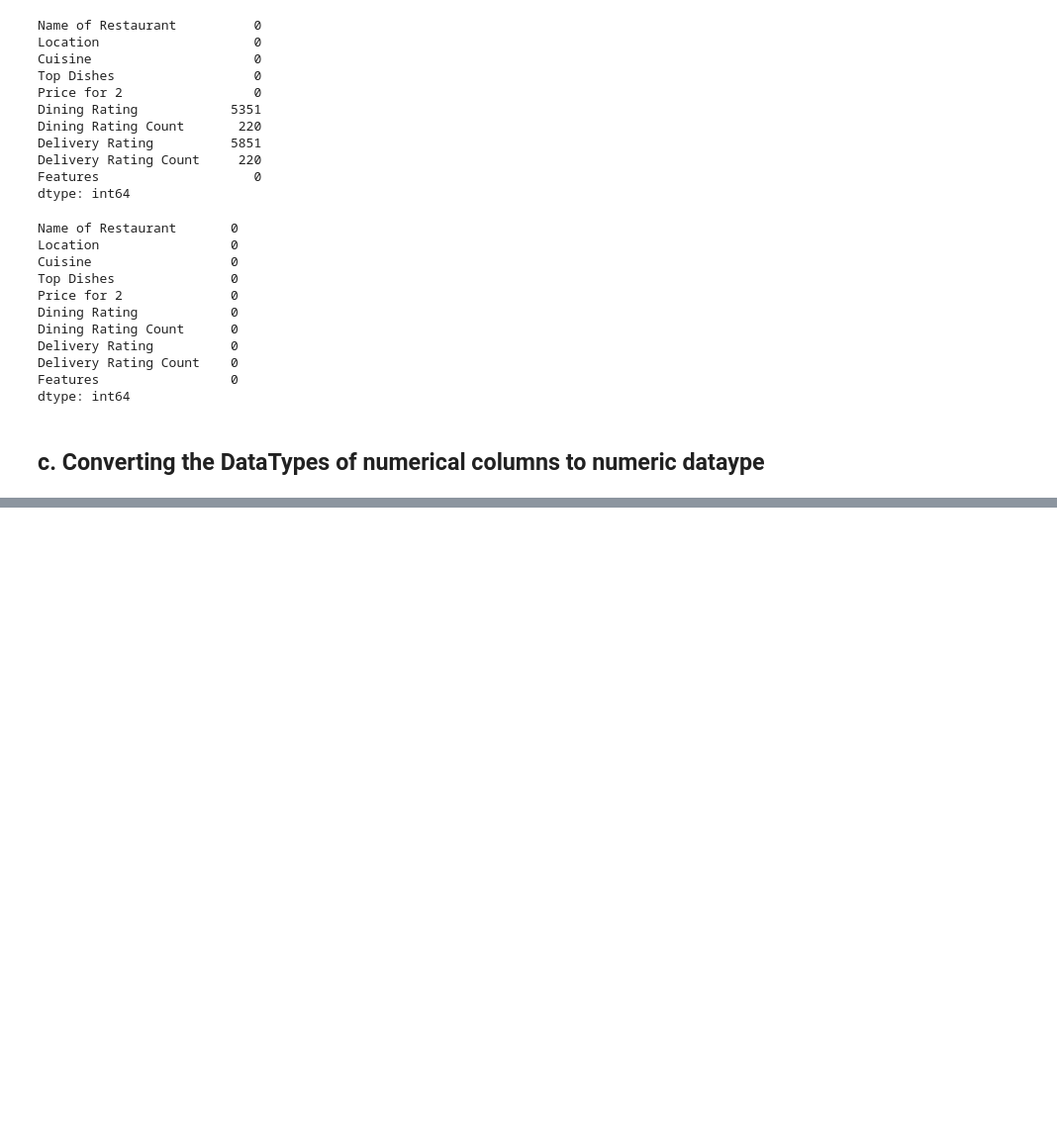
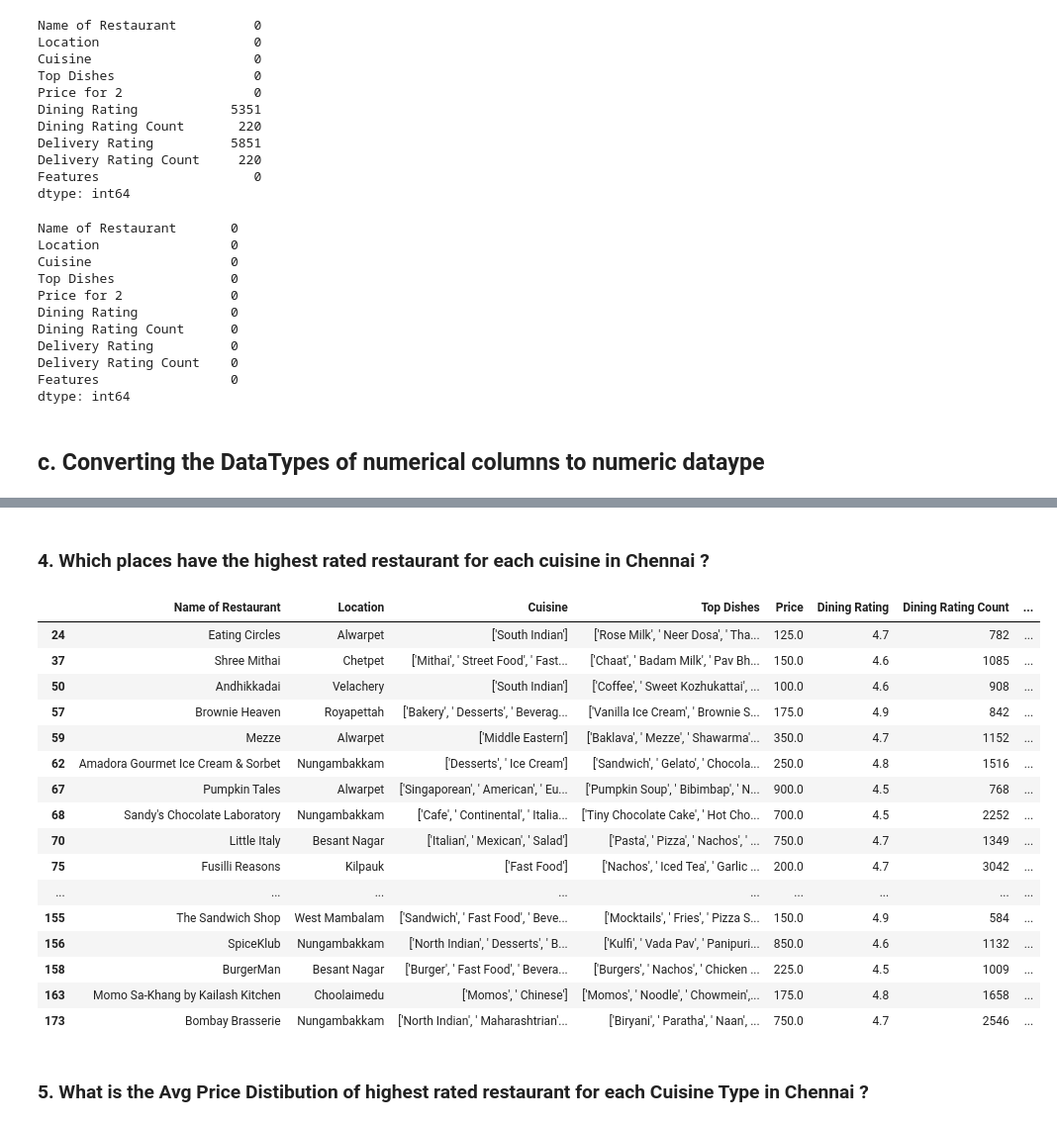
Before and after one commit to InfantArchana/Data_Visualization, a Jupyter notebook: Zomato Dataset Chennai.ipynb, the cells around one changed output, grey strips where cells are left out. Shown at 99% size. Saved outputs shown, nothing was run; the diff lists cells and outputs as text; code cells hidden in the pictures; blank space fills up the shorter version.

Commit message:
Zomato Chennai dataset updates

```diff
--- a/Zomato Dataset Chennai.ipynb
+++ b/Zomato Dataset Chennai.ipynb
@@ -216,0 +298,2 @@ Name: count, dtype: int64
+# %%
+raw_df['Top Dishes'] = raw_df['Top Dishes'].replace('Invalid', 'Not mentioned')
@@ -216,0 +318,8 @@ Name: count, dtype: int64
+# %%
+# Converting 'Price for 2' TO 'Price for 1'
+
+raw_df['Price for 2'] = raw_df['Price for 2'] / 2
+# %%
+# Renaming the Price for 2 column to Price
+
+raw_df.rename(columns={'Price for 2':'Price'}, inplace=True)
@@ -216,0 +354,2 @@ Name: count, dtype: int64
+# %%
+Zomato_Chennai_df = raw_df.copy()
@@ -216,0 +411,27 @@ Name: count, dtype: int64
+# %% [markdown]
+### 4. Which places have the highest rated restaurant for each cuisine in Chennai ?
+# %%
+# assuming restaurants having rating above 4.5 - are highest rated restaurants
+
+highest_rated_df = Zomato_Chennai_df[Zomato_Chennai_df['Dining Rating'] >=4.5].head(25)
+highest_rated_df
+# %% [output]
+|  | Name of Restaurant | Location | Cuisine | Top Dishes | Price | Dining Rating | Dining Rating Count | ... |
+| 24 | Eating Circles | Alwarpet | ['South Indian'] | ['Rose Milk', ' Neer Dosa', ' Tha... | 125.0 | 4.7 | 782 | ... |
+| 37 | Shree Mithai | Chetpet | ['Mithai', ' Street Food', ' Fast... | ['Chaat', ' Badam Milk', ' Pav Bh... | 150.0 | 4.6 | 1085 | ... |
+| 50 | Andhikkadai | Velachery | ['South Indian'] | ['Coffee', ' Sweet Kozhukattai', ... | 100.0 | 4.6 | 908 | ... |
+| 57 | Brownie Heaven | Royapettah | ['Bakery', ' Desserts', ' Beverag... | ['Vanilla Ice Cream', ' Brownie S... | 175.0 | 4.9 | 842 | ... |
+| 59 | Mezze | Alwarpet | ['Middle Eastern'] | ['Baklava', ' Mezze', ' Shawarma'... | 350.0 | 4.7 | 1152 | ... |
+| 62 | Amadora Gourmet Ice Cream & Sorbet | Nungambakkam | ['Desserts', ' Ice Cream'] | ['Sandwich', ' Gelato', ' Chocola... | 250.0 | 4.8 | 1516 | ... |
+| 67 | Pumpkin Tales | Alwarpet | ['Singaporean', ' American', ' Eu... | ['Pumpkin Soup', ' Bibimbap', ' N... | 900.0 | 4.5 | 768 | ... |
+| 68 | Sandy's Chocolate Laboratory | Nungambakkam | ['Cafe', ' Continental', ' Italia... | ['Tiny Chocolate Cake', ' Hot Cho... | 700.0 | 4.5 | 2252 | ... |
+| 70 | Little Italy | Besant Nagar | ['Italian', ' Mexican', ' Salad'] | ['Pasta', ' Pizza', ' Nachos', ' ... | 750.0 | 4.7 | 1349 | ... |
+| 75 | Fusilli Reasons | Kilpauk | ['Fast Food'] | ['Nachos', ' Iced Tea', ' Garlic ... | 200.0 | 4.7 | 3042 | ... |
+| ... | ... | ... | ... | ... | ... | ... | ... | ... |
+| 155 | The Sandwich Shop | West Mambalam | ['Sandwich', ' Fast Food', ' Beve... | ['Mocktails', ' Fries', ' Pizza S... | 150.0 | 4.9 | 584 | ... |
+| 156 | SpiceKlub | Nungambakkam | ['North Indian', ' Desserts', ' B... | ['Kulfi', ' Vada Pav', ' Panipuri... | 850.0 | 4.6 | 1132 | ... |
+| 158 | BurgerMan | Besant Nagar | ['Burger', ' Fast Food', ' Bevera... | ['Burgers', ' Nachos', ' Chicken ... | 225.0 | 4.5 | 1009 | ... |
+| 163 | Momo Sa-Khang by Kailash Kitchen | Choolaimedu | ['Momos', ' Chinese'] | ['Momos', ' Noodle', ' Chowmein',... | 175.0 | 4.8 | 1658 | ... |
+| 173 | Bombay Brasserie | Nungambakkam | ['North Indian', ' Maharashtrian'... | ['Biryani', ' Paratha', ' Naan', ... | 750.0 | 4.7 | 2546 | ... |
+# %% [markdown]
+### 5. What is the Avg Price Distibution of highest rated restaurant for each Cuisine Type in Chennai ?
```
Also changed, not shown: parts of 44 cells of this notebook.
